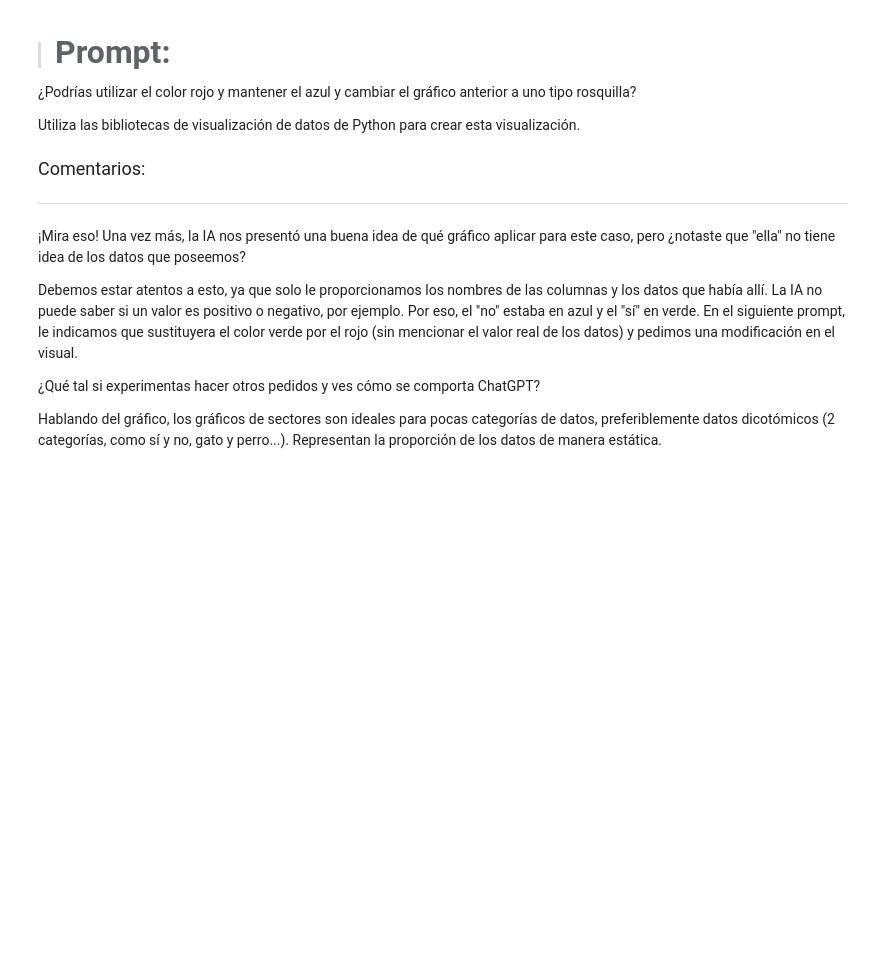
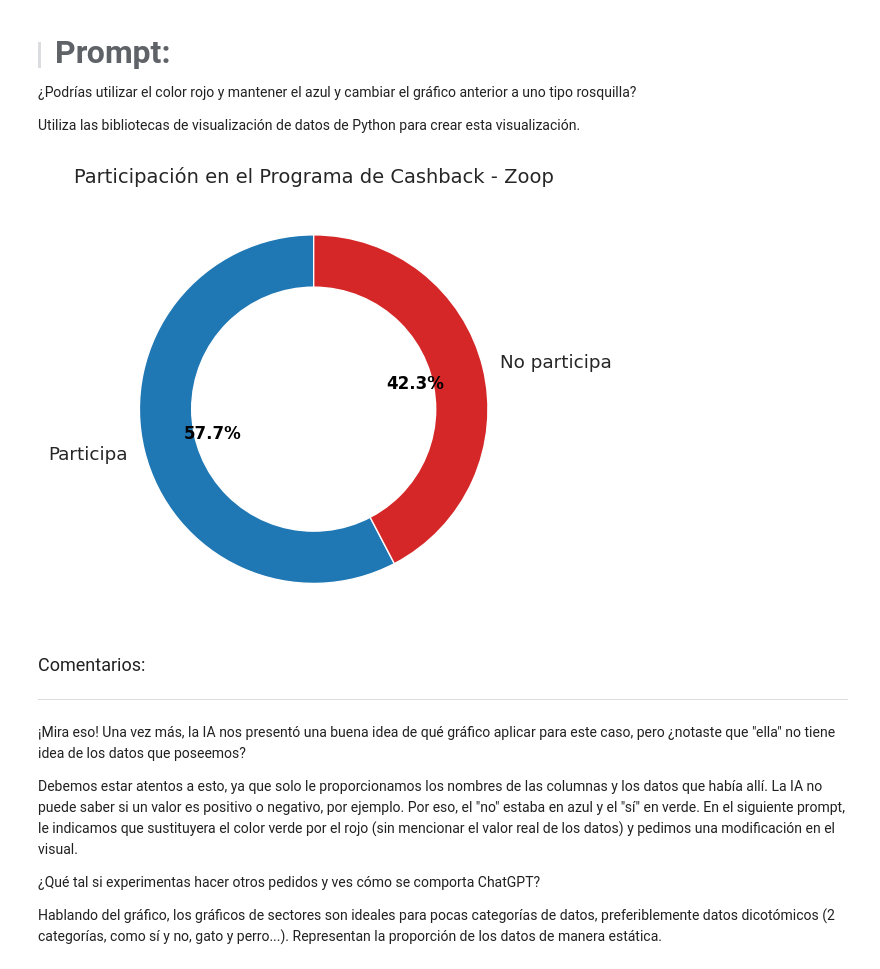
Before and after one commit to AcheBe1/la_IA_en_ciencia_de_datos, a Jupyter notebook: IA_aplicada_a_ciencia_de_datos.ipynb, the cells around one changed output. Cells and saved outputs as stored; diff of their text form; code cells hidden in the pictures; blank space fills up the shorter version.

```diff
--- a/IA_aplicada_a_ciencia_de_datos.ipynb
+++ b/IA_aplicada_a_ciencia_de_datos.ipynb
@@ -852,6 +854,38 @@ plt.show()
 ¿Podrías utilizar el color rojo y mantener el azul y cambiar el gráfico anterior a uno tipo rosquilla?
 
 Utiliza las bibliotecas de visualización de datos de Python para crear esta visualización.
+# %%
+import matplotlib.pyplot as plt
+
+# Contar participación en cashback
+participacion = df['cashback'].value_counts()
+
+# Definir colores: azul para "Participa", rojo para "No participa"
+colores = ['#1f77b4', '#d62728']  # azul, rojo
+
+# Crear gráfico de rosquilla
+fig, ax = plt.subplots(figsize=(6, 6))
+wedges, texts, autotexts = ax.pie(
+    participacion,
+    labels=['Participa', 'No participa'],
+    autopct='%1.1f%%',
+    startangle=90,
+    colors=colores,
+    wedgeprops=dict(width=0.4, edgecolor='white')
+)
+
+# Añadir título y estilo
+plt.setp(autotexts, size=12, weight="bold", color='black')
+ax.set_title('Participación en el Programa de Cashback - Zoop', fontsize=14)
+
+# Dibujar un círculo blanco al centro para el efecto de rosquilla
+centre_circle = plt.Circle((0, 0), 0.70, fc='white')
+fig.gca().add_artist(centre_circle)
+
+plt.tight_layout()
+plt.show()
+# %% [output]
+[figure, added]
 # %% [markdown]
 <font color="7b71ff" size=4> Comentarios: </font>
 
```
Also changed, not shown: parts of 38 cells of this notebook.
